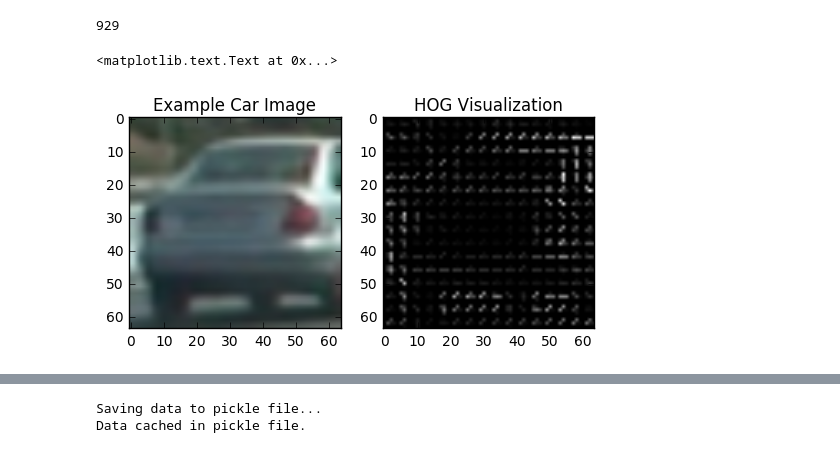
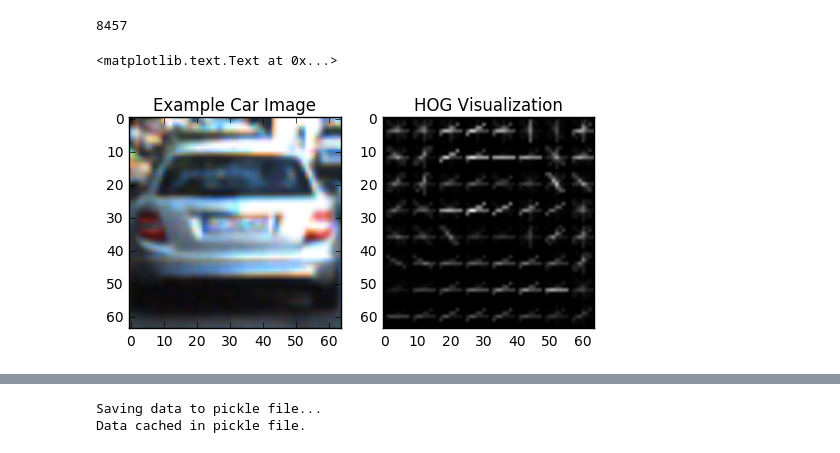
Before and after one commit to yasenh/self-driving-car-ND, a Jupyter notebook: term1/project5-vehicle-detection/vehicle_tracking_and_detection.ipynb, the cells around one changed output, grey strips where cells are left out. Drawn from its saved outputs; the diff is of its cells as text; code cells hidden in the pictures.

```diff
--- a/term1/project5-vehicle-detection/vehicle_tracking_and_detection.ipynb
+++ b/term1/project5-vehicle-detection/vehicle_tracking_and_detection.ipynb
@@ -66,32 +66,32 @@ plt.title('Example Not-car Image')
 # %%
 # Generate a random index to look at a car image
 ind = np.random.randint(0, len(cars))
 print(ind)
 
 # Read in the image
 image = mpimg.imread(cars[ind])
 gray = cv2.cvtColor(image, cv2.COLOR_RGB2GRAY)
 # Define HOG parameters
 orient = 8
-pix_per_cell = 4
+pix_per_cell = 8
 cell_per_block = 2
 # Call our function with vis=True to see an image output
 features, hog_image = get_hog_features(gray, orient,
                         pix_per_cell, cell_per_block,
                         vis = True, feature_vec = False)
 
 # Plot the examples
 fig = plt.figure()
 plt.subplot(121)
 plt.imshow(image, cmap='gray')
 plt.title('Example Car Image')
 plt.subplot(122)
 plt.imshow(hog_image, cmap='gray')
 plt.title('HOG Visualization')
 # %% [output]
-929
+8457
 <matplotlib.text.Text at 0x...>
-[figure, old version]
+[figure, new version]
 # %%
 # Generate a random index to look at a car image
 ind = np.random.randint(0, len(notcars))
```
Also changed, not shown: parts of 13 cells of this notebook, 3 other files.
